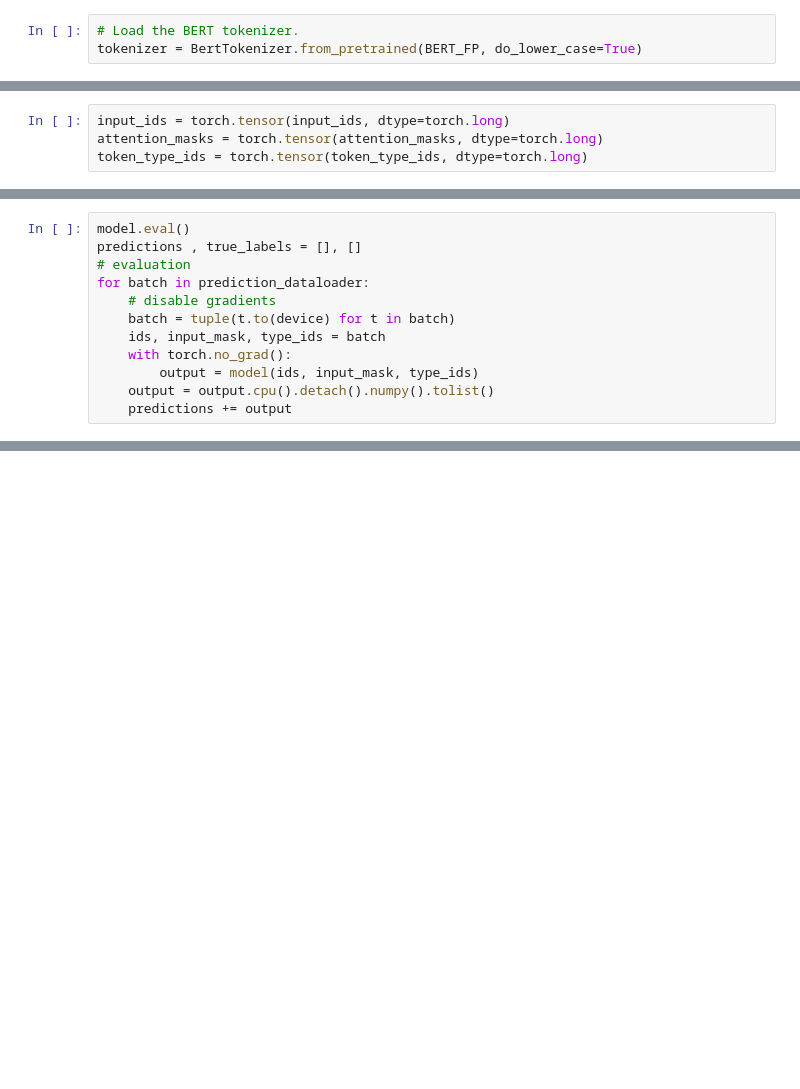
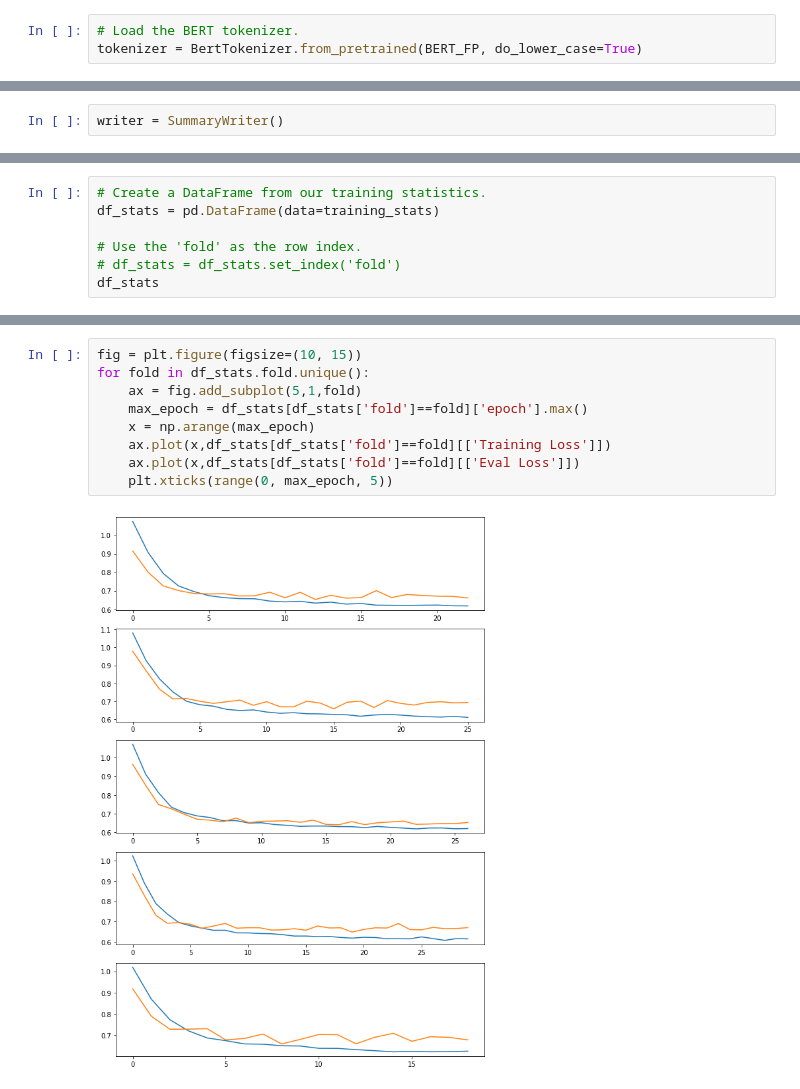
Before and after one commit to annzhukovets/internship, a Jupyter notebook: readability_rate_bert.ipynb, the cells around one changed output, grey strips where cells are left out. Saved outputs shown, nothing was run; the diff lists cells and outputs as text; blank space fills up the shorter version.

```diff
--- a/readability_rate_bert.ipynb
+++ b/readability_rate_bert.ipynb
@@ -496,4 +159,0 @@ token_type_ids = np.array(token_type_ids)
-# %%
-input_ids = torch.tensor(input_ids, dtype=torch.long)
-attention_masks = torch.tensor(attention_masks, dtype=torch.long)
-token_type_ids = torch.tensor(token_type_ids, dtype=torch.long)
@@ -504,12 +159,0 @@ prediction_dataloader = DataLoader(prediction_data, sampler=prediction_sampler,
-# %%
-model.eval()
-predictions , true_labels = [], []
-# evaluation
-for batch in prediction_dataloader:
-    # disable gradients
-    batch = tuple(t.to(device) for t in batch)
-    ids, input_mask, type_ids = batch
-    with torch.no_grad():
-        output = model(ids, input_mask, type_ids)
-    output = output.cpu().detach().numpy().tolist()
-    predictions += output
@@ -521,0 +202,2 @@ torch.cuda.empty_cache()
+# %%
+writer = SummaryWriter()
@@ -521,0 +363,7 @@ torch.cuda.empty_cache()
+# %%
+# Create a DataFrame from our training statistics.
+df_stats = pd.DataFrame(data=training_stats)
+
+# Use the 'fold' as the row index.
+# df_stats = df_stats.set_index('fold')
+df_stats
@@ -521,0 +384,11 @@ torch.cuda.empty_cache()
+# %%
+fig = plt.figure(figsize=(10, 15))
+for fold in df_stats.fold.unique():
+    ax = fig.add_subplot(5,1,fold)
+    max_epoch = df_stats[df_stats['fold']==fold]['epoch'].max()
+    x = np.arange(max_epoch)
+    ax.plot(x,df_stats[df_stats['fold']==fold][['Training Loss']])
+    ax.plot(x,df_stats[df_stats['fold']==fold][['Eval Loss']])
+    plt.xticks(range(0, max_epoch, 5))
+# %% [output]
+[figure, added]
```
Also changed, not shown: parts of 38 cells of this notebook, 8 other files.
